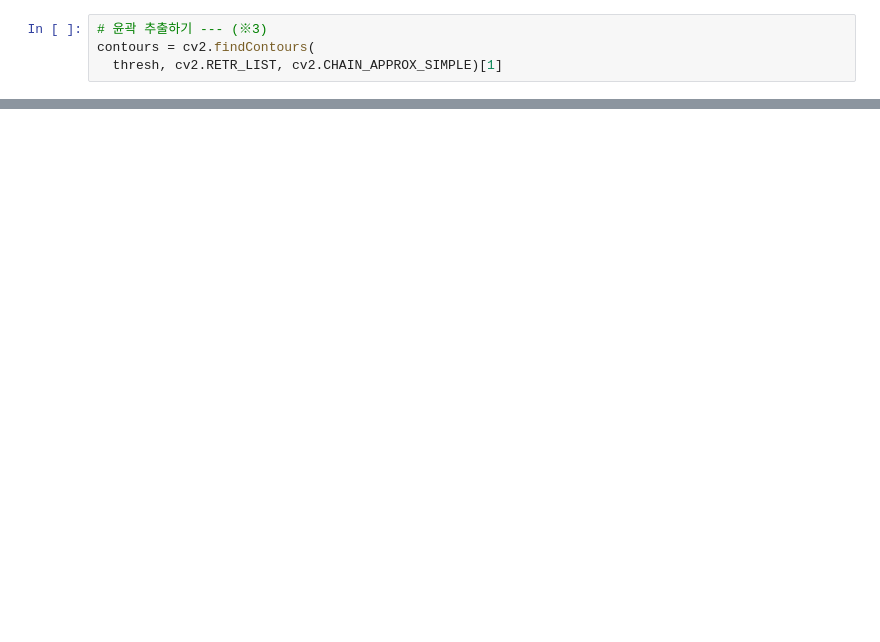
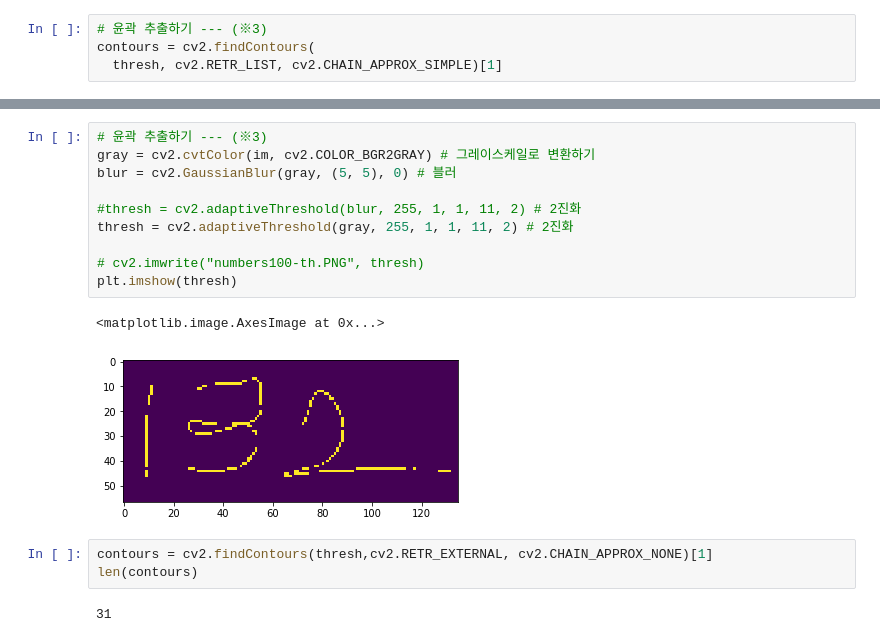
Before and after one commit to MeganaD/py4ml_wikibook, a Jupyter notebook: ch7/ocr.ipynb, the cells around one changed output, grey strips where cells are left out. Drawn from its saved outputs; the diff is of its cells as text; blank space fills up the shorter version.

```diff
--- a/ch7/ocr.ipynb
+++ b/ch7/ocr.ipynb
@@ -39,0 +85,18 @@ plt.imshow(im)
+# %%
+# 윤곽 추출하기 --- (※3)
+gray = cv2.cvtColor(im, cv2.COLOR_BGR2GRAY) # 그레이스케일로 변환하기
+blur = cv2.GaussianBlur(gray, (5, 5), 0) # 블러
+
+#thresh = cv2.adaptiveThreshold(blur, 255, 1, 1, 11, 2) # 2진화
+thresh = cv2.adaptiveThreshold(gray, 255, 1, 1, 11, 2) # 2진화
+
+# cv2.imwrite("numbers100-th.PNG", thresh)
+plt.imshow(thresh)
+# %% [output]
+<matplotlib.image.AxesImage at 0x...>
+[figure, added]
+# %%
+contours = cv2.findContours(thresh,cv2.RETR_EXTERNAL, cv2.CHAIN_APPROX_NONE)[1]
+len(contours)
+# %% [output]
+31
```
Also changed, not shown: parts of 19 cells of this notebook, 2 other files.
